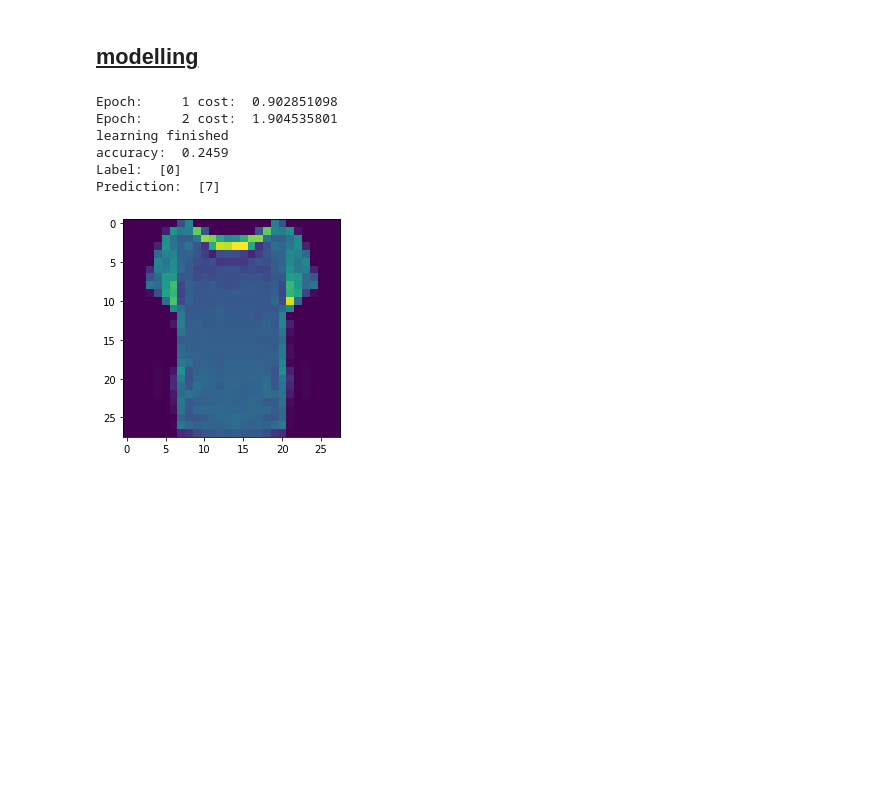
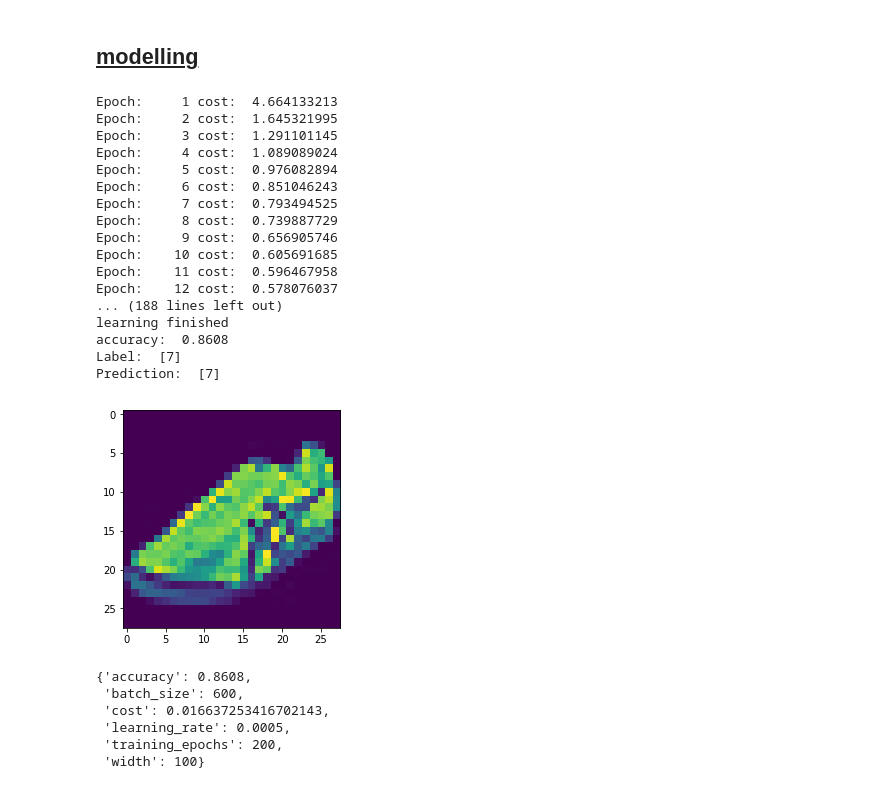
Before and after one commit to joyoon729/kaggles, a Jupyter notebook: mnist-fashion/__main__.ipynb, the cells around one changed output. Cells and saved outputs as stored; diff of their text form; code cells hidden in the pictures; blank space fills up the shorter version.

Commit message:
190813 | finished: shufflling dataset required every epoch

```diff
--- a/mnist-fashion/__main__.ipynb
+++ b/mnist-fashion/__main__.ipynb
@@ -97,14 +106,24 @@ train_X = train_X.reshape(len(train_X),-1)
 test_X = test_X.reshape(len(test_X),-1)
 
 # normalization
-from sklearn.preprocessing import StandardScaler
-ss = StandardScaler()
-train_X = ss.fit_transform(train_X)
-test_X = ss.fit_transform(test_X)
+# from sklearn.preprocessing import StandardScaler
+# ss = StandardScaler()
+# train_X = ss.fit_transform(train_X)
+# test_X = ss.fit_transform(test_X)
+train_X = train_X/255
+test_X = test_X/255
 # %%
 test_y.shape
 # %% [output]
 (10000, 10)
 # %% [markdown]
 ## <u>modelling</u>
+# %%
+fashion_classes = 10
+learning_rate = 0.0005
+width = 100
+training_epochs = 200
+batch_size = 600
+# %%
+minimum_cost = {'cost':1.0, 'accuracy':0.0, 'learning_rate':learning_rate, 'training_epochs':training_epochs, 'width':width, 'batch_size':batch_size}
 # %%
@@ -152,40 +207,71 @@ is_correct=tf.equal(tf.argmax(hf,1), tf.argmax(y,1))
 accuracy=tf.reduce_mean(tf.cast(is_correct, tf.float32))
 # %%
-trainin_epochs = 2
-batch_size = 100
-idx = 0
 init = tf.global_variables_initializer()
 
 with tf.Session() as sess:
     sess.run(init)
-    for epoch in range(trainin_epochs):
+    for epoch in range(training_epochs):
+        # 1에폭당 셔플 해야함!!
+        shuffled_index = np.arange(train_X.shape[0])
+        np.random.shuffle(shuffled_index)
+        train_X = train_X[shuffled_index]
+        train_y = train_y[shuffled_index]
+
         avg_cost = 0
+        idx = 0
         total_batch = int(train_X.shape[0] / batch_size)
-
         for _ in range(total_batch):
             batch_xs = train_X[idx:idx+batch_size]
             batch_ys = train_y[idx:idx+batch_size]
-            myfeed={x:batch_xs, y:batch_ys, keep_prob:0.7}
+            myfeed={x:batch_xs, y:batch_ys, keep_prob:1}
             cv, _ = sess.run([cost, train], feed_dict=myfeed)
             avg_cost += cv/total_batch
-        idx += batch_size
+            idx += batch_size
 
         print('Epoch: ', '%4d'%(epoch+1),
               'cost: ', '{:.9f}'.format(avg_cost))
+
     print('learning finished')
-    print('accuracy: ', sess.run(accuracy, feed_dict={x:test_X, y:test_y, keep_prob:1}))
+    acc = sess.run(accuracy, feed_dict={x:test_X, y:test_y, keep_prob:1})
+    print('accuracy: ', acc)
+    if minimum_cost['cost'] > avg_cost:
+        minimum_cost['cost'] = avg_cost
+        minimum_cost['accuracy'] = acc
+        minimum_cost['learning_rate'] = learning_rate
+        minimum_cost['training_epochs'] = training_epochs
+        minimum_cost['batch_size'] = batch_size
 
     import random
     r = random.randint(0, len(test_images)-1)
     print('Label: ', sess.run(tf.argmax(test_y[r:r+1], 1)))
-    print('Prediction: ', sess.run(tf.argmax(hf,1), feed_dict={x:test_X[r:r+1], keep_prob:1}))
+    print('Prediction: ', sess.run(tf.argmax(logits,1), feed_dict={x:test_X[r:r+1], keep_prob:1}))
     plt.imshow(test_images[r:r+1].reshape(28,28))
     plt.show()
 # %% [output]
-Epoch:     1 cost:  0.902851098
-Epoch:     2 cost:  1.904535801
+Epoch:     1 cost:  4.664133213
+Epoch:     2 cost:  1.645321995
+Epoch:     3 cost:  1.291101145
+Epoch:     4 cost:  1.089089024
+Epoch:     5 cost:  0.976082894
+Epoch:     6 cost:  0.851046243
+Epoch:     7 cost:  0.793494525
+Epoch:     8 cost:  0.739887729
+Epoch:     9 cost:  0.656905746
+Epoch:    10 cost:  0.605691685
+Epoch:    11 cost:  0.596467958
+Epoch:    12 cost:  0.578076037
+... (188 lines left out)
 learning finished
-accuracy:  0.2459
-Label:  [0]
+accuracy:  0.8608
+Label:  [7]
 Prediction:  [7]
-[figure, old version]
+[figure, new version]
+# %%
+minimum_cost
+# %% [output]
+{'accuracy': 0.8608,
+ 'batch_size': 600,
+ 'cost': 0.016637253416702143,
+ 'learning_rate': 0.0005,
+ 'training_epochs': 200,
+ 'width': 100}
```
Also changed, not shown: parts of 3 cells of this notebook.
